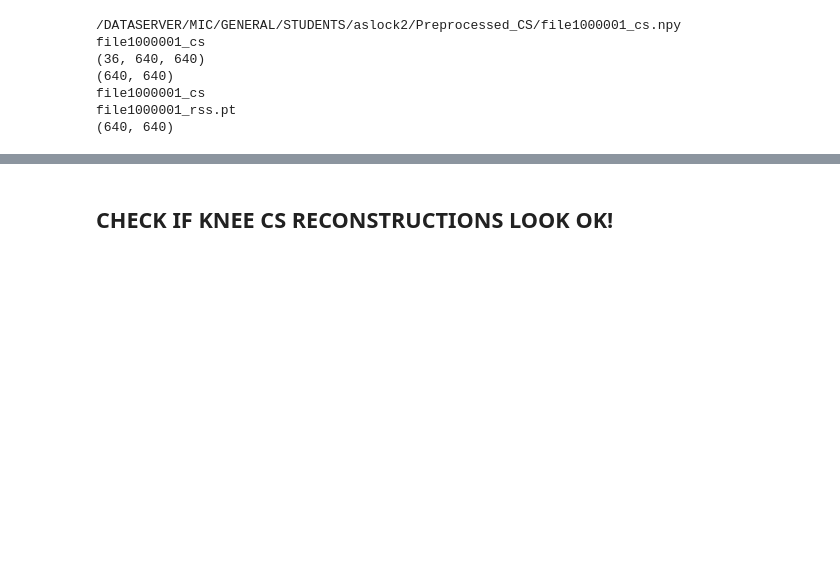
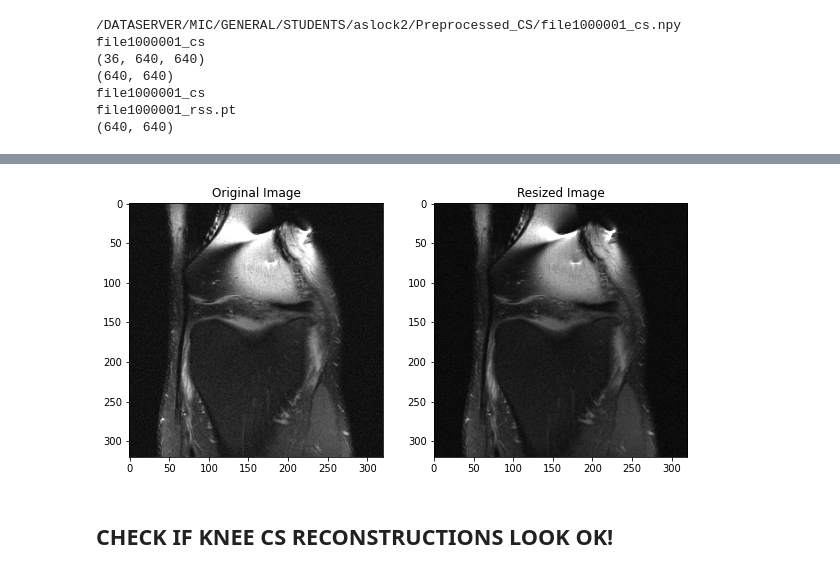
Before and after one commit to AlexSlock/fastMRI-hybrid-modelling, a Jupyter notebook: CSUNet/PreprocessingCode/preprocessing_tests.ipynb, the cells around one changed output, grey strips where cells are left out. Cells and saved outputs as stored; diff of their text form; code cells hidden in the pictures; blank space fills up the shorter version.

```diff
--- a/CSUNet/PreprocessingCode/preprocessing_tests.ipynb
+++ b/CSUNet/PreprocessingCode/preprocessing_tests.ipynb
@@ -48,3 +222,13 @@ file1000001_rss.pt
+# %%
+# plot original and resized next to each other:
+fig, ax = plt.subplots(1, 2, figsize=(10, 5))
+ax[0].imshow(original_rss_ssim, cmap='gray')
+ax[0].set_title('Original Image')
+ax[1].imshow(target_ssim, cmap='gray')
+ax[1].set_title('Resized Image')
+plt.show()
+# %% [output]
+[figure, added]
 # %% [markdown]
 ## CHECK IF KNEE CS RECONSTRUCTIONS LOOK OK!
 # %%
```
Also changed, not shown: parts of 14 cells of this notebook, 6 other files.
